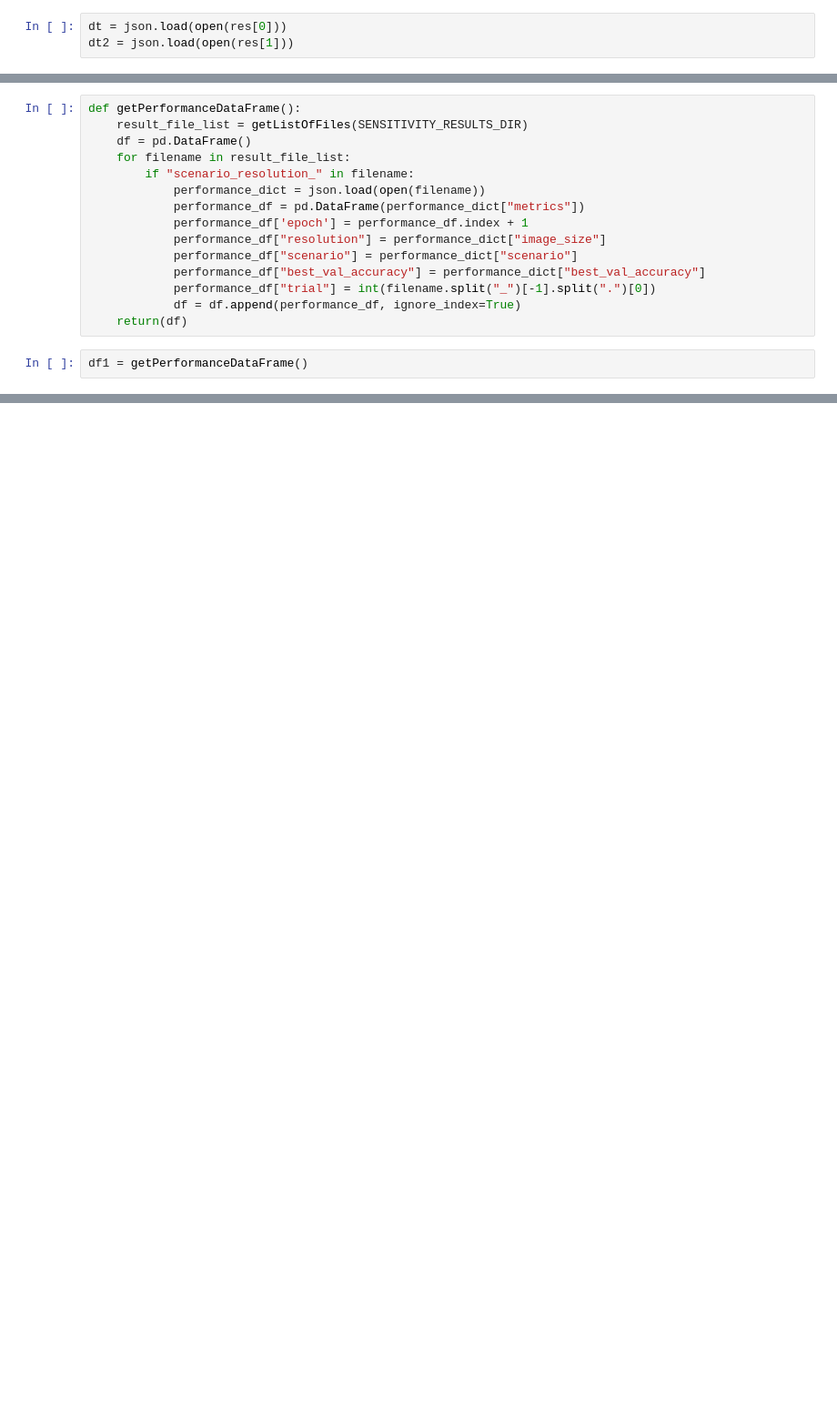
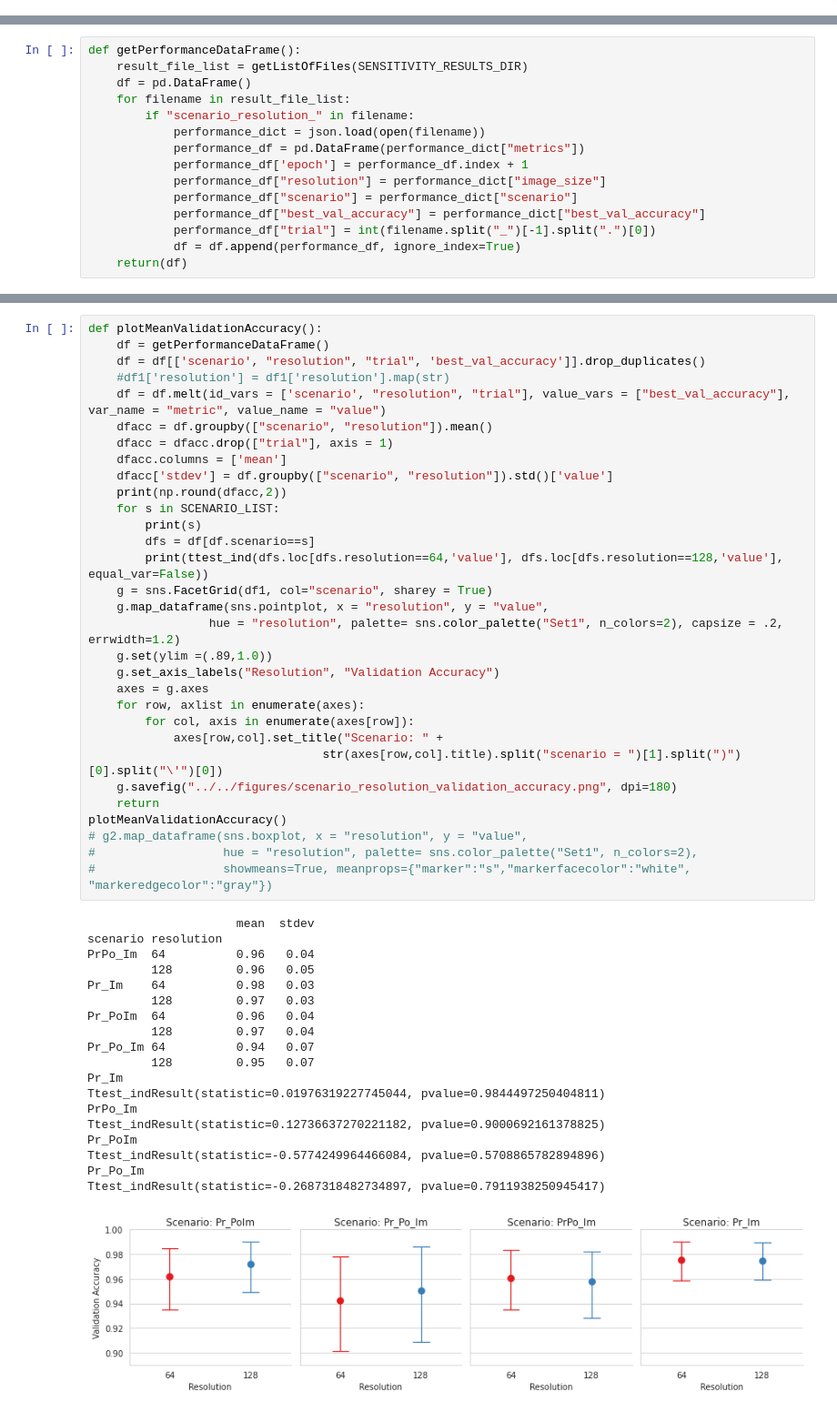
Before and after one commit to narslab/vis-inference, a Jupyter notebook: bin/jupyter/sensitivity-analysis.ipynb, the cells around one changed output, grey strips where cells are left out. Shown at 91% size. Cells and saved outputs as stored; diff of their text form; blank space fills up the shorter version.

```diff
--- a/bin/jupyter/sensitivity-analysis.ipynb
+++ b/bin/jupyter/sensitivity-analysis.ipynb
@@ -16,3 +16,0 @@ fmri = sns.load_dataset("fmri")
-# %%
-dt = json.load(open(res[0]))
-dt2 = json.load(open(res[1]))
@@ -47,5 +29,3 @@ def getPerformanceDataFrame():
             performance_df["trial"] = int(filename.split("_")[-1].split(".")[0])
             df = df.append(performance_df, ignore_index=True)
     return(df)
-# %%
-df1 = getPerformanceDataFrame()
@@ -154,0 +86,51 @@ AttributeError: 'Legend' object has no attribute 'labels'
+# %%
+def plotMeanValidationAccuracy():
+    df = getPerformanceDataFrame()
+    df = df[['scenario', "resolution", "trial", 'best_val_accuracy']].drop_duplicates()
+    #df1['resolution'] = df1['resolution'].map(str)
+    df = df.melt(id_vars = ['scenario', "resolution", "trial"], value_vars = ["best_val_accuracy"], var_name = "metric", value_name = "value")
+    dfacc = df.groupby(["scenario", "resolution"]).mean()
+    dfacc = dfacc.drop(["trial"], axis = 1)
+    dfacc.columns = ['mean']
+    dfacc['stdev'] = df.groupby(["scenario", "resolution"]).std()['value']
+    print(np.round(dfacc,2))
+    for s in SCENARIO_LIST:
+        print(s)
+        dfs = df[df.scenario==s]
+        print(ttest_ind(dfs.loc[dfs.resolution==64,'value'], dfs.loc[dfs.resolution==128,'value'], equal_var=False))
+    g = sns.FacetGrid(df1, col="scenario", sharey = True)
+    g.map_dataframe(sns.pointplot, x = "resolution", y = "value",
+                 hue = "resolution", palette= sns.color_palette("Set1", n_colors=2), capsize = .2, errwidth=1.2)
+    g.set(ylim =(.89,1.0))
+    g.set_axis_labels("Resolution", "Validation Accuracy")
+    axes = g.axes
+    for row, axlist in enumerate(axes):
+        for col, axis in enumerate(axes[row]):
+            axes[row,col].set_title("Scenario: " +
+                                 str(axes[row,col].title).split("scenario = ")[1].split(")")[0].split("\'")[0])
+    g.savefig("../../figures/scenario_resolution_validation_accuracy.png", dpi=180)
+    return
+plotMeanValidationAccuracy()
+# g2.map_dataframe(sns.boxplot, x = "resolution", y = "value",
+#                  hue = "resolution", palette= sns.color_palette("Set1", n_colors=2),
+#                  showmeans=True, meanprops={"marker":"s","markerfacecolor":"white", "markeredgecolor":"gray"})
+# %% [output]
+                     mean  stdev
+scenario resolution
+PrPo_Im  64          0.96   0.04
+         128         0.96   0.05
+Pr_Im    64          0.98   0.03
+         128         0.97   0.03
+Pr_PoIm  64          0.96   0.04
+         128         0.97   0.04
+Pr_Po_Im 64          0.94   0.07
+         128         0.95   0.07
+Pr_Im
+Ttest_indResult(statistic=0.01976319227745044, pvalue=0.9844497250404811)
+PrPo_Im
+Ttest_indResult(statistic=0.12736637270221182, pvalue=0.9000692161378825)
+Pr_PoIm
+Ttest_indResult(statistic=-0.5774249964466084, pvalue=0.5708865782894896)
+Pr_Po_Im
+Ttest_indResult(statistic=-0.2687318482734897, pvalue=0.7911938250945417)
+[figure, added]
```
Also changed, not shown: parts of 21 cells of this notebook, 6 other files.
